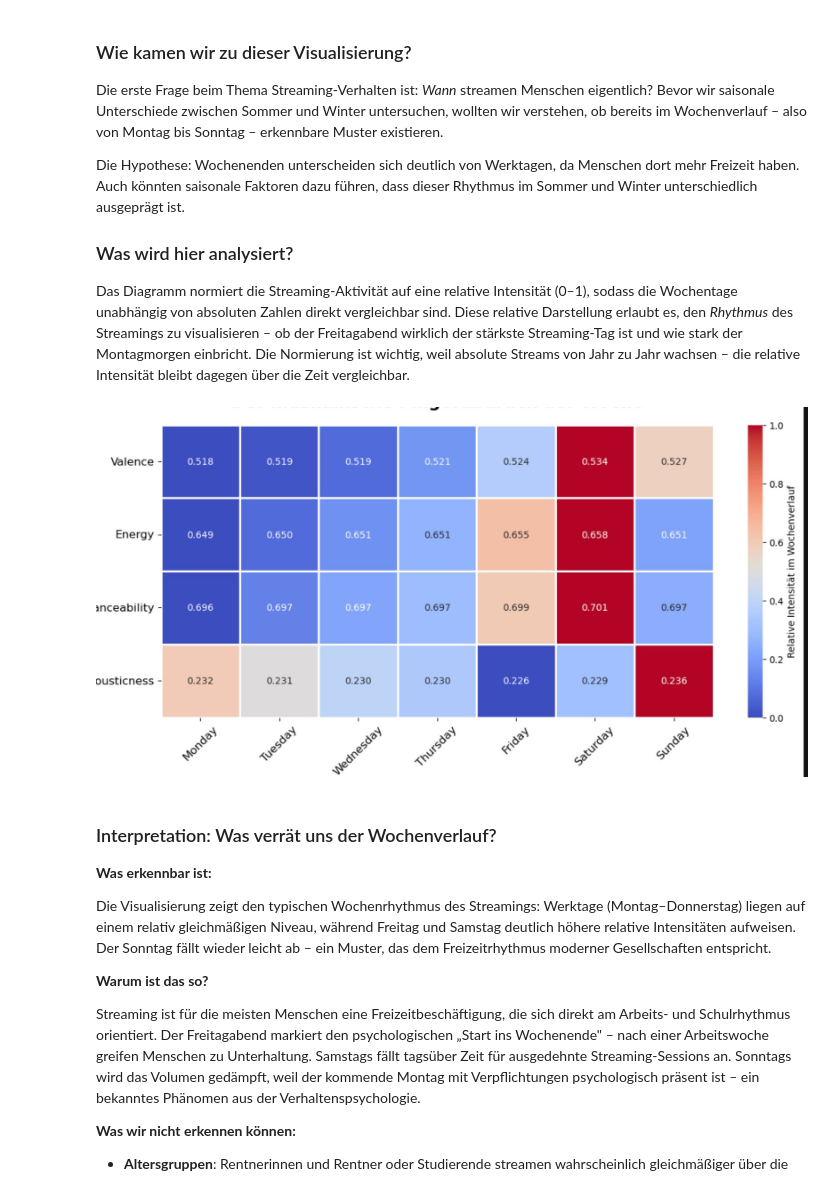
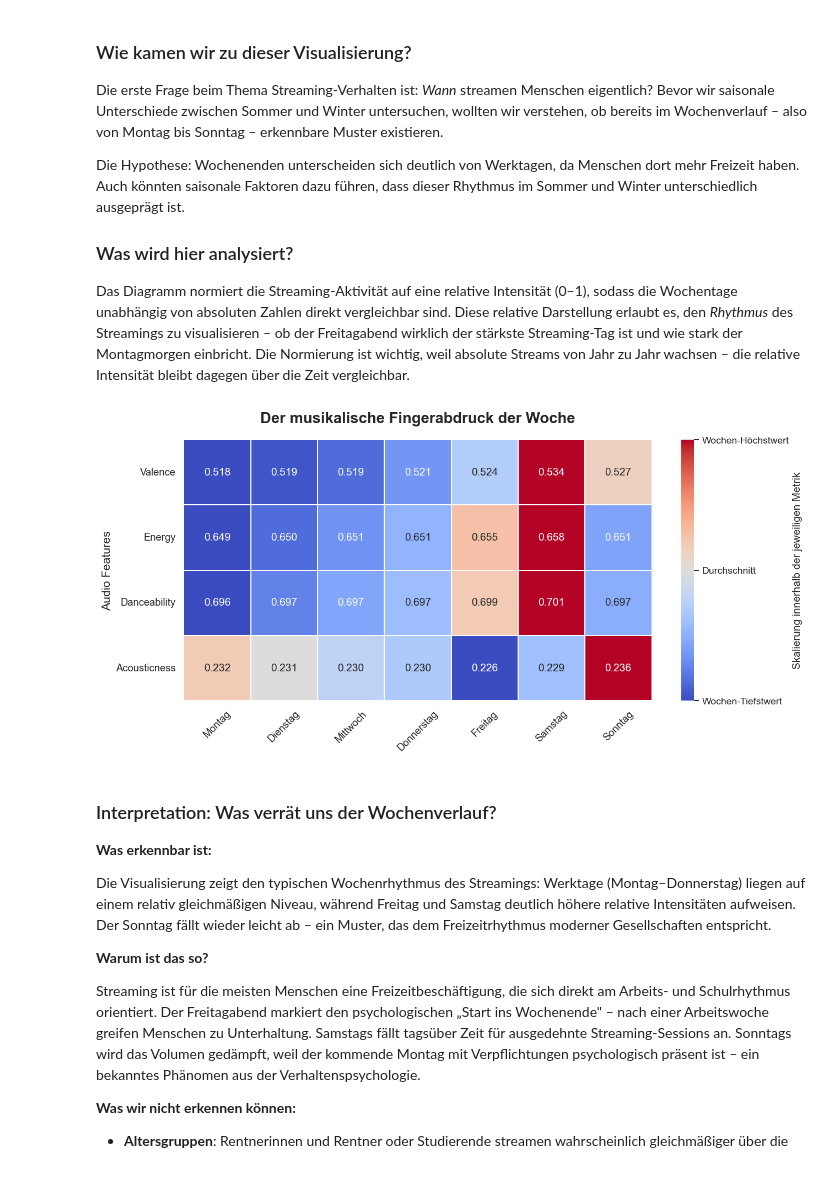
Before and after one commit to Jonas47833/Data-Visualisation, a Jupyter notebook: Notebook/Streamingverhalten_Mood_Notebook.ipynb, the cells around one changed output. Drawn from its saved outputs; the diff is of its cells as text; code cells hidden in the pictures.

```diff
--- a/Notebook/Streamingverhalten_Mood_Notebook.ipynb
+++ b/Notebook/Streamingverhalten_Mood_Notebook.ipynb
@@ -128,3 +128,14 @@ Regionen:         9
 | 2 | 2022-04-14 | Argentina | Chance | argentine hip hop | 0.216 | 0.463 | Übergang |
 | 3 | 2022-04-14 | Argentina | Una Noche en Medell√≠n | urbano chileno | 0.832 | 0.548 | Übergang |
 | 4 | 2022-04-14 | Argentina | cuatro veinte | pop argentino | 0.501 | 0.696 | Übergang |
+# %%
+# === Spotify V3 Tages-Daten laden (für Wochentag-Analyse) ===
+df_daily = pd.read_csv('../Datensätze/Spotify_Dataset_V3.csv', sep=';')
+df_daily['Date'] = pd.to_datetime(df_daily['Date'], dayfirst=True)
+df_daily['Weekday'] = df_daily['Date'].dt.day_name()
+
+tage_reihenfolge = ['Monday', 'Tuesday', 'Wednesday', 'Thursday', 'Friday', 'Saturday', 'Sunday']
+df_daily['Weekday'] = pd.Categorical(df_daily['Weekday'], categories=tage_reihenfolge, ordered=True)
+
+print(f'Einträge df_daily: {len(df_daily):,}'.replace(',', '.'))
+print(f'Zeitraum: {df_daily["Date"].min():%Y-%m-%d} bis {df_daily["Date"].max():%Y-%m-%d}')
@@ -171,8 +185,52 @@ Die Hypothese: Wochenenden unterscheiden sich deutlich von Werktagen, da Mensche
 ### Was wird hier analysiert?
 
 Das Diagramm normiert die Streaming-Aktivität auf eine relative Intensität (0–1), sodass die Wochentage unabhängig von absoluten Zahlen direkt vergleichbar sind. Diese relative Darstellung erlaubt es, den *Rhythmus* des Streamings zu visualisieren – ob der Freitagabend wirklich der stärkste Streaming-Tag ist und wie stark der Montagmorgen einbricht. Die Normierung ist wichtig, weil absolute Streams von Jahr zu Jahr wachsen – die relative Intensität bleibt dagegen über die Zeit vergleichbar.
-# %% [markdown]
-![image.png](attachment:image.png)
+# %%
+import matplotlib.pyplot as plt
+import seaborn as sns
+
+features_of_interest = ['Valence', 'Energy', 'Danceability', 'Acousticness']
+daily_avg = df_daily.groupby('Weekday', observed=False)[features_of_interest].mean().reset_index()
+
+# Wochentage auf Deutsch umbenennen
+tage_deutsch = {
+    'Monday': 'Montag', 'Tuesday': 'Dienstag', 'Wednesday': 'Mittwoch',
+    'Thursday': 'Donnerstag', 'Friday': 'Freitag', 'Saturday': 'Samstag', 'Sunday': 'Sonntag'
+}
+daily_avg['Weekday'] = daily_avg['Weekday'].map(tage_deutsch)
+
+heatmap_data = daily_avg.set_index('Weekday')[features_of_interest].T
+
+# 1. Die skalierte Version für die Farben berechnen (Min-Max-Skalierung pro Zeile)
+heatmap_data_scaled = heatmap_data.apply(lambda x: (x - x.min()) / (x.max() - x.min()), axis=1)
+
+# 2. Heatmap zeichnen
+plt.figure(figsize=(12, 6))
+ax = sns.heatmap(
+    heatmap_data_scaled,
+    annot=heatmap_data,
+    fmt=".3f",
+    cmap="coolwarm",
+    linewidths=1,
+    cbar_kws={'label': 'Skalierung innerhalb der jeweiligen Metrik'}
+)
+
+# Colorbar-Beschriftung durch sprechende Texte ersetzen
+cbar = ax.collections[0].colorbar
+cbar.set_ticks([0.0, 0.5, 1.0])
+cbar.set_ticklabels(['Wochen-Tiefstwert', 'Durchschnitt', 'Wochen-Höchstwert'])
+
+# 3. Design-Feinschliff
+plt.title('Der musikalische Fingerabdruck der Woche', fontsize=18, pad=20, fontweight='bold')
+plt.xlabel('')
+plt.ylabel('Audio Features', fontsize=14)
+plt.xticks(rotation=45, fontsize=12)
+plt.yticks(rotation=0, fontsize=12)
+
+plt.tight_layout()
+plt.show()
+# %% [output]
+[figure, added]
 # %% [markdown]
 ### Interpretation: Was verrät uns der Wochenverlauf?
 
```
Also changed, not shown: parts of 1 cell of this notebook, 2 other files.
